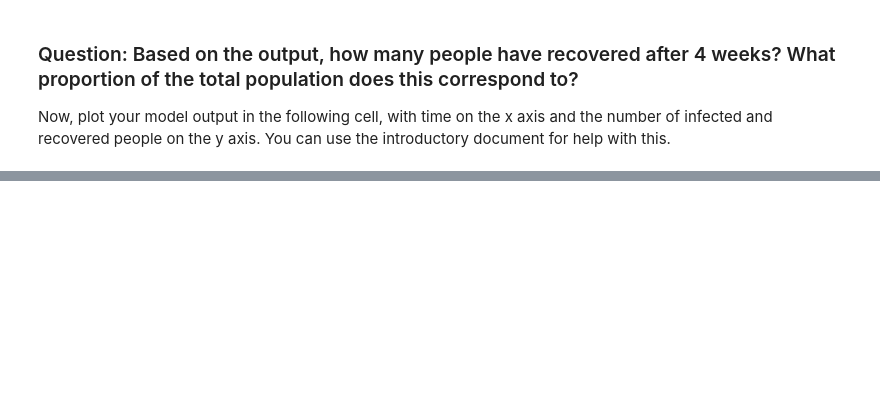
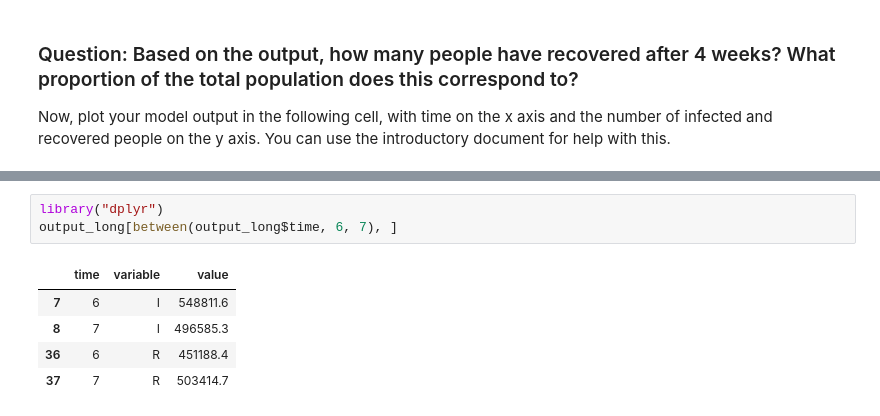
Before and after one commit to Arashlf/Developing-the-SIR-Model-ICL, a Jupyter notebook: Week 1/Mod_1_notebook_1_Modelling_an_Infected_Cohort.ipynb, the cells around one changed output, grey strips where cells are left out. Cells and saved outputs as stored; diff of their text form; blank space fills up the shorter version.

```diff
--- a/Week 1/Mod_1_notebook_1_Modelling_an_Infected_Cohort.ipynb
+++ b/Week 1/Mod_1_notebook_1_Modelling_an_Infected_Cohort.ipynb
@@ -114,0 +144,9 @@ ggplot(data = #YOUR CODE#,          # specify object containing data to plot
+# %%
+library("dplyr")
+output_long[between(output_long$time, 6, 7), ]
+# %% [output]
+|  | time | variable | value |
+| 7 | 6 | I | 548811.6 |
+| 8 | 7 | I | 496585.3 |
+| 36 | 6 | R | 451188.4 |
+| 37 | 7 | R | 503414.7 |
```
Also changed, not shown: parts of 13 cells of this notebook.
